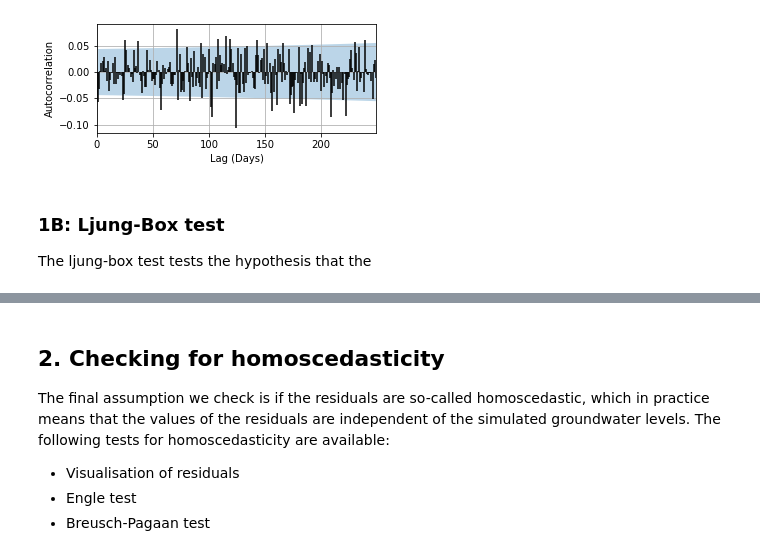
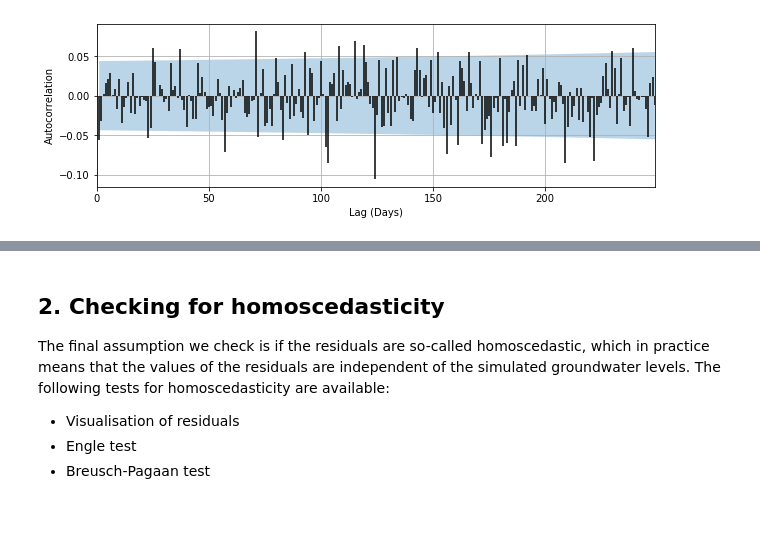
Before and after one commit to pastas/pastas, a Jupyter notebook: examples/notebooks/4_diagnostic_checking.ipynb, the cells around one changed output, grey strips where cells are left out. Saved outputs shown, nothing was run; the diff lists cells and outputs as text; code cells hidden in the pictures; blank space fills up the shorter version.

```diff
--- a/examples/notebooks/4_diagnostic_checking.ipynb
+++ b/examples/notebooks/4_diagnostic_checking.ipynb
@@ -47,7 +47,9 @@ import matplotlib.pyplot as plt
 
 ps.set_log_level("ERROR")
 
-ml = ps.io.load("model.pas")
-res = ml.noise()
-ml.plots.results();
+import numpy as np
+random_seed = np.random.RandomState(1234)
+index = pd.to_datetime(np.arange(3650), unit="D")
+noise = pd.Series(random_seed.normal(0,1,3650), index=index)
+noise.plot()
 # %% [output]
@@ -55,8 +57,0 @@ ml.plots.results();
-# %%
-import numpy as np
-random_seed = np.random.RandomState(1234)
-index = pd.to_datetime(np.arange(1000), unit="D")
-noise = pd.Series(random_seed.normal(0,1,1000), index=index)
-noise.plot()
-
-alpha = 0.05
@@ -79,8 +73,4 @@ Let us plot the autocorrelation function (ACF) first and perform a visual interp
 # %%
-acf = ps.stats.plot_acf(noise, acf_options=dict(lags=np.arange(250)))
-#plt.stem(acf, use_line_collection=True)
+ax = ps.stats.plot_acf(noise, acf_options=dict(lags=np.arange(250)), figsize=(10,3))
 # %% [output]
-[figure, old version]
+[figure, new version]
-# %% [markdown]
-### 1B: Ljung-Box test
-The ljung-box test tests the hypothesis that the
```
Also changed, not shown: parts of 18 cells of this notebook.
